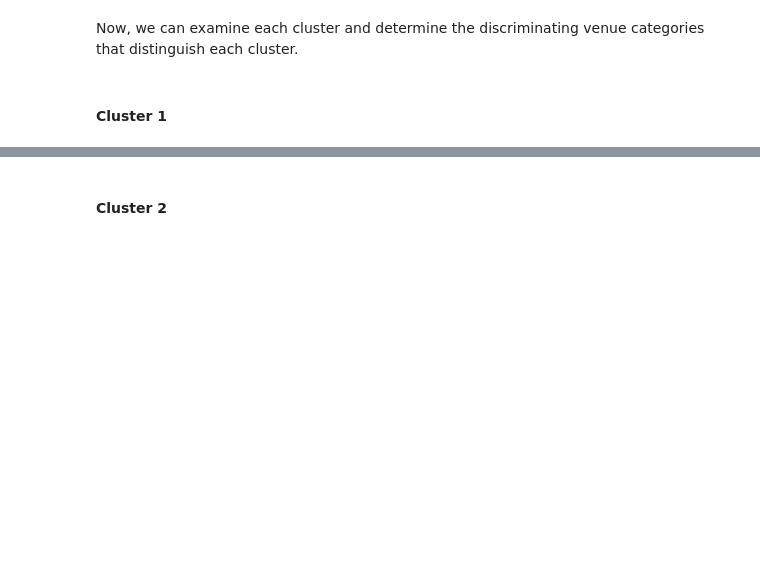
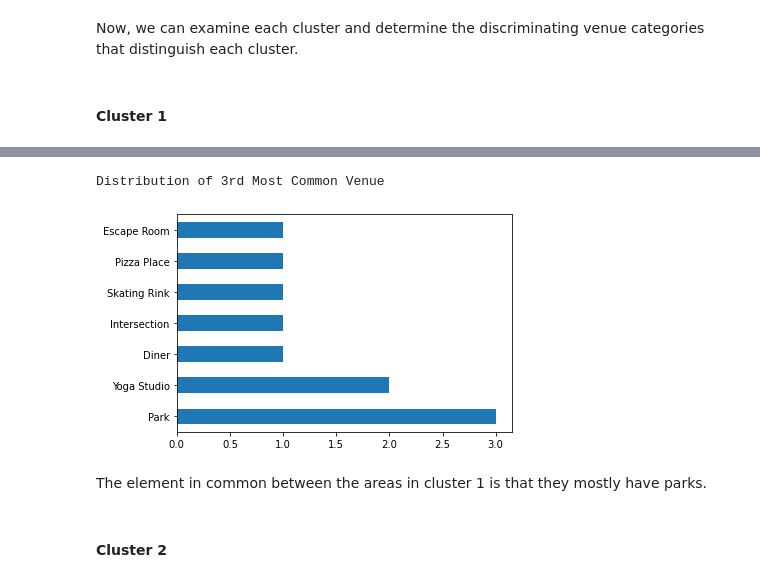
Before and after one commit to jledesmau/Coursera_Capstone-Data_Science, a Jupyter notebook: Week 3 - Neighborhoods in Toronto.ipynb, the cells around one changed output, grey strips where cells are left out. Saved outputs shown, nothing was run; the diff lists cells and outputs as text; code cells hidden in the pictures; blank space fills up the shorter version.

```diff
--- a/Week 3 - Neighborhoods in Toronto.ipynb
+++ b/Week 3 - Neighborhoods in Toronto.ipynb
@@ -440,3 +455,11 @@ toronto_merged.loc[toronto_merged['Cluster Labels'] == 0, toronto_merged.columns
+# %%
+print("Distribution of {}".format(data1.columns[2]))
+ax2 = data1[data1.columns[2]].value_counts().plot.barh()
+# %% [output]
+Distribution of 3rd Most Common Venue
+[figure, added]
+# %% [markdown]
+The element in common between the areas in cluster 1 is that they mostly have parks.
 # %% [markdown]
 #### Cluster 2
 # %%
```
Also changed, not shown: parts of 10 cells of this notebook.
